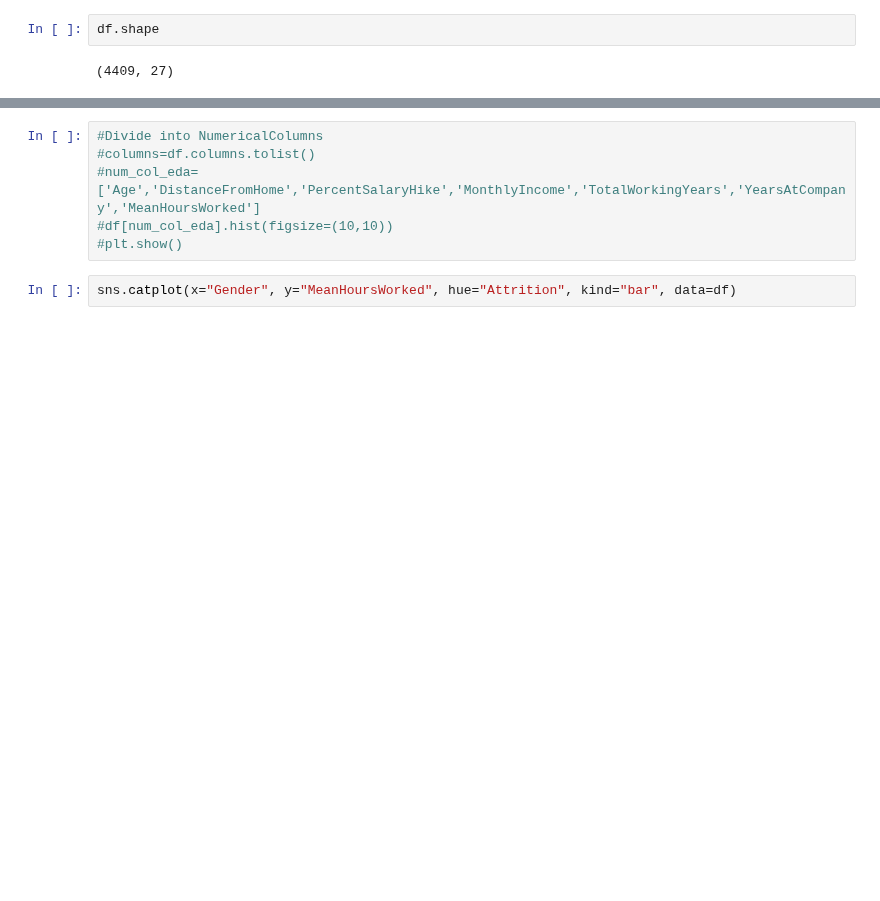
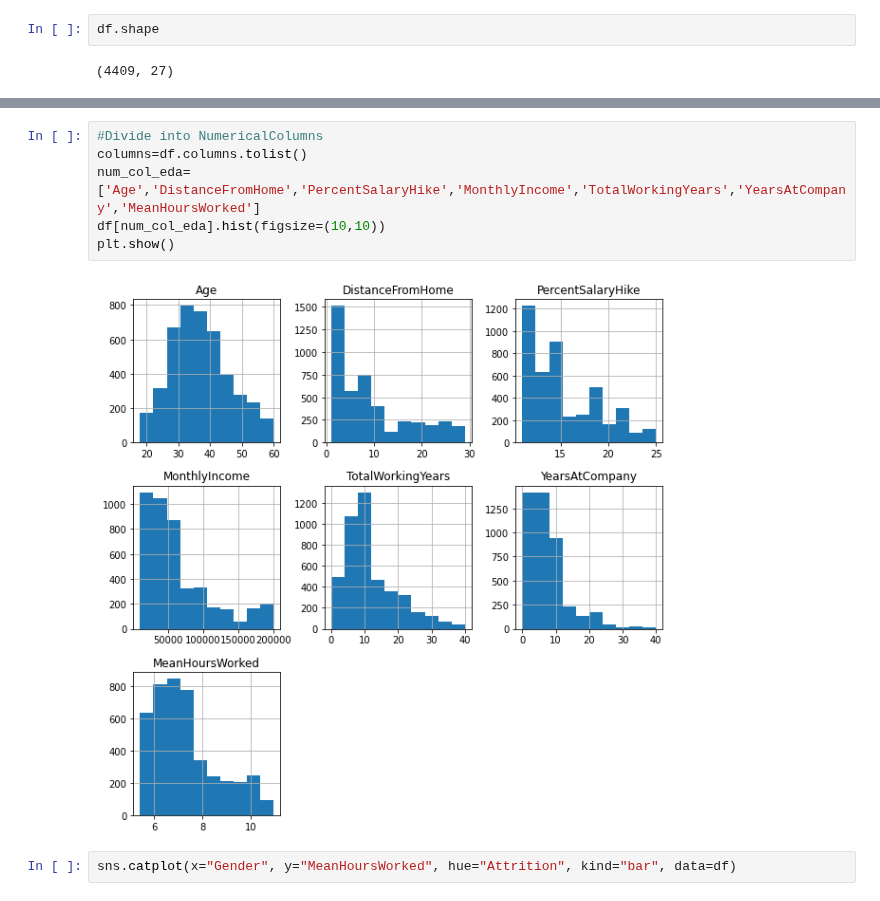
Before and after one commit to Killian-drh/Projet-HR-Analysis, a Jupyter notebook: NT_Projet_IA.ipynb, the cells around one changed output, grey strips where cells are left out. Saved outputs shown, nothing was run; the diff lists cells and outputs as text; blank space fills up the shorter version.

```diff
--- a/NT_Projet_IA.ipynb
+++ b/NT_Projet_IA.ipynb
@@ -423,9 +322,11 @@ Name: Attrition, Length: 4409, dtype: object
 # %%
 #Divide into NumericalColumns
-#columns=df.columns.tolist()
-#num_col_eda=['Age','DistanceFromHome','PercentSalaryHike','MonthlyIncome','TotalWorkingYears','YearsAtCompany','MeanHoursWorked']
-#df[num_col_eda].hist(figsize=(10,10))
-#plt.show()
+columns=df.columns.tolist()
+num_col_eda=['Age','DistanceFromHome','PercentSalaryHike','MonthlyIncome','TotalWorkingYears','YearsAtCompany','MeanHoursWorked']
+df[num_col_eda].hist(figsize=(10,10))
+plt.show()
+# %% [output]
+[figure, added]
 # %%
 sns.catplot(x="Gender", y="MeanHoursWorked", hue="Attrition", kind="bar", data=df)
 # %% [output]
```
Also changed, not shown: parts of 17 cells of this notebook.
